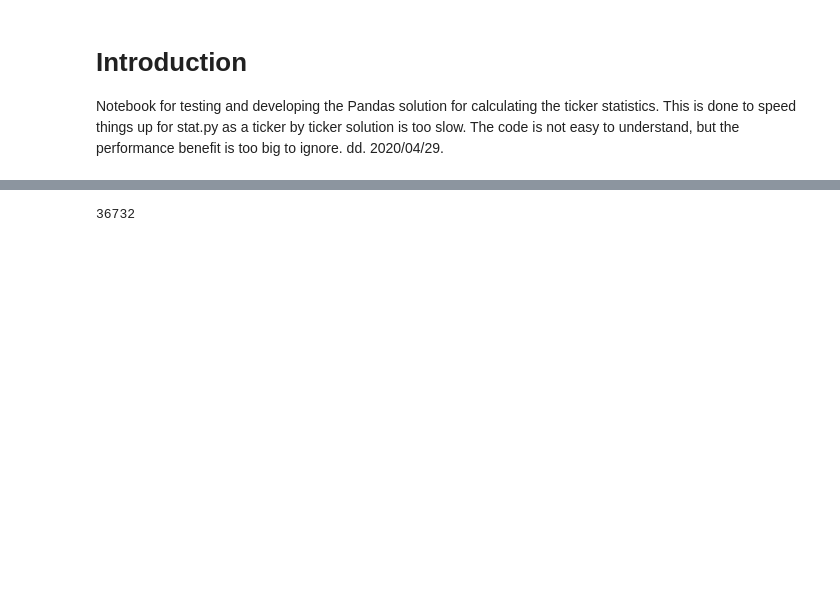
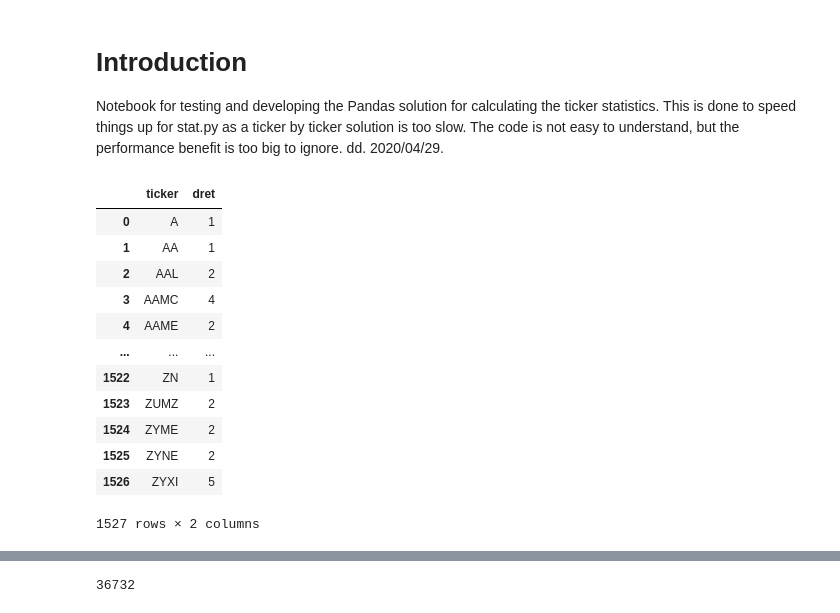
Before and after one commit to frkornet/Stockie, a Jupyter notebook: notebook/stats.ipynb, the cells around one changed output, grey strips where cells are left out. Drawn from its saved outputs; the diff is of its cells as text; code cells hidden in the pictures; blank space fills up the shorter version.

Commit message:
save stats.py before making further changes (good ticker logic)

```diff
--- a/notebook/stats.ipynb
+++ b/notebook/stats.ipynb
@@ -23,6 +23,23 @@ def check_for_nulls(df):
     return "Finished checking..."
 
 TRADE_FNM = '/Users/frkornet/Stockie/data/train_possible_trades.csv'
+# %%
+idx= trades_df.dret > 0.5
+trades_df.loc[idx].groupby(by='ticker')['dret'].count().reset_index()
+# %% [output]
+|  | ticker | dret |
+| 0 | A | 1 |
+| 1 | AA | 1 |
+| 2 | AAL | 2 |
+| 3 | AAMC | 4 |
+| 4 | AAME | 2 |
+| ... | ... | ... |
+| 1522 | ZN | 1 |
+| 1523 | ZUMZ | 2 |
+| 1524 | ZYME | 2 |
+| 1525 | ZYNE | 2 |
+| 1526 | ZYXI | 5 |
+1527 rows × 2 columns
 # %%
 # incorporate into class Stats in stat.py
 
```
Also changed, not shown: parts of 9 cells of this notebook, 1 other file.
